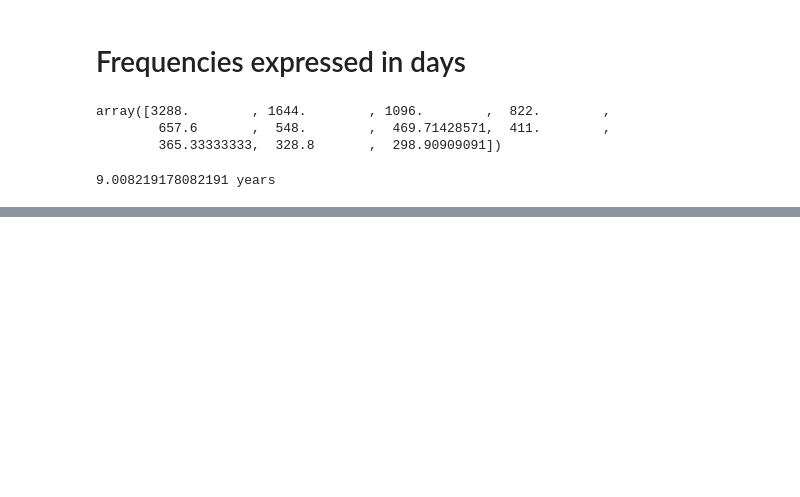
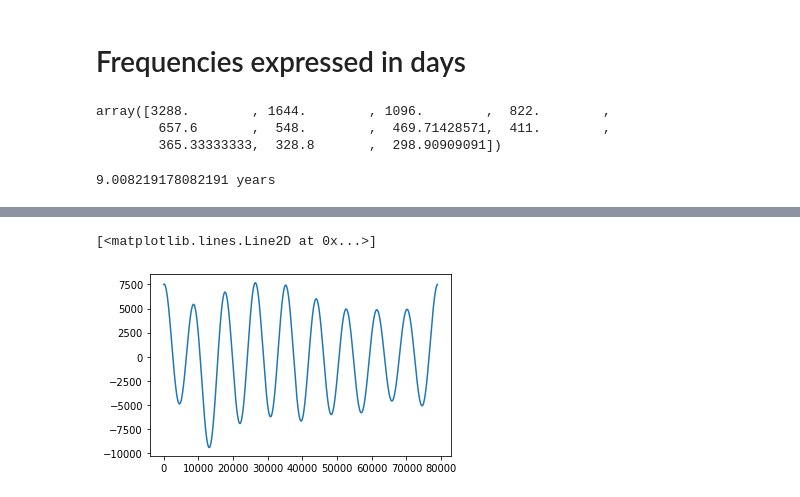
Before and after one commit to BleakHeart/Report-2, a Jupyter notebook: src/Fourier_f_extrapolations.ipynb, the cells around one changed output, grey strips where cells are left out. Cells and saved outputs as stored; diff of their text form; code cells hidden in the pictures; blank space fills up the shorter version.

```diff
--- a/src/Fourier_f_extrapolations.ipynb
+++ b/src/Fourier_f_extrapolations.ipynb
@@ -87,0 +166,5 @@ print(3288/365, "years")
+# %%
+plt.plot(Fourier_comp.sum(axis=0))
+# %% [output]
+[<matplotlib.lines.Line2D at 0x...>]
+[figure, added]
```
Also changed, not shown: parts of 10 cells of this notebook, 1 other file.
